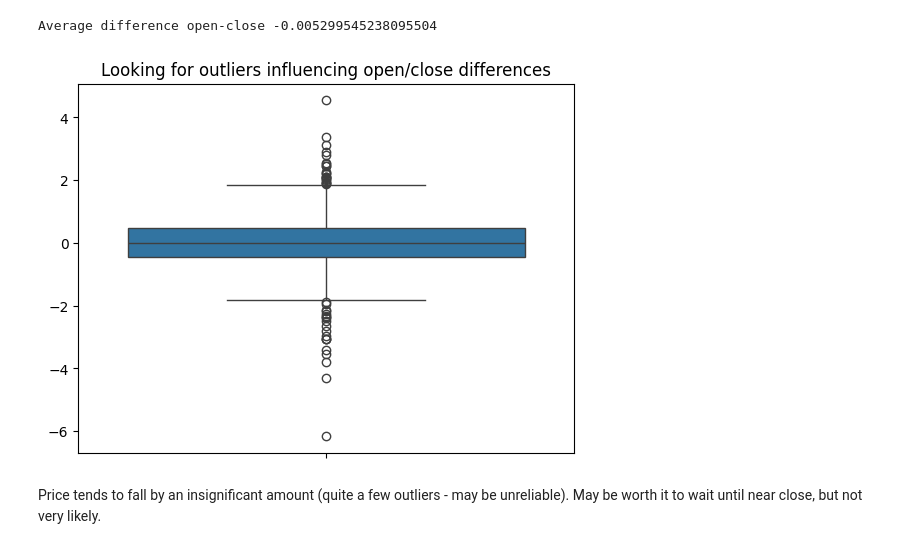
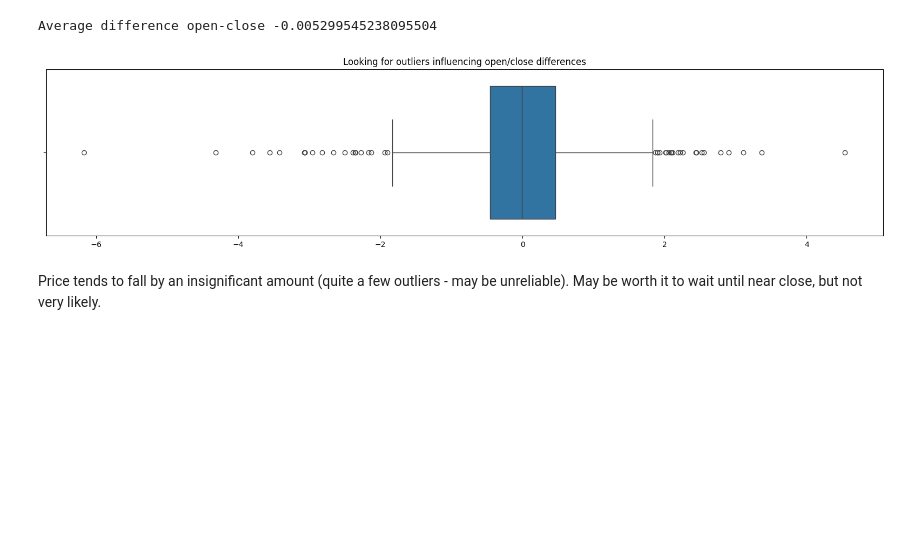
Before and after one commit to BrandonYChan/Investment, a Jupyter notebook: intel_analysis.ipynb, the cells around one changed output. Drawn from its saved outputs; the diff is of its cells as text; code cells hidden in the pictures; blank space fills up the shorter version.

```diff
--- a/intel_analysis.ipynb
+++ b/intel_analysis.ipynb
@@ -14,7 +17,7 @@ from datetime import datetime
 # %%
-stock_data = pd.read_csv("INTC.csv")
-stock_data['Date'] = pd.to_datetime(stock_data['Date'])
-stock_data['Date_Ordinal'] = stock_data['Date'].apply(lambda x: x.toordinal())
-stock_data
+data = pd.read_csv("INTC.csv")
+data['Date'] = pd.to_datetime(data['Date'])
+data['Date_Ordinal'] = data['Date'].apply(lambda x: x.toordinal())
+data.tail(5)
 # %% [output]
 |  | Date | Open | High | Low | Close | Adj Close | Volume | Date_Ordinal |
@@ -76,13 +64,14 @@ print(f"Average difference open-close {avg_diff_oc}")
 Average difference open-close -0.005299545238095504
 # %%
 # Looking for outliers in price differences
-o_minus_c = stock_data.Open-stock_data.Close
-sns.boxplot(o_minus_c)
+o_minus_c = data.Open-data.Close
+fig, ax=plt.subplots(figsize=(20, 4))
+sns.boxplot(o_minus_c, orient="h")
 plt.title("Looking for outliers influencing open/close differences")
 plt.show()
-# Not too severe except 3 outliers, about $2 increase/decrease
+# Occasionaly an outlier, more significant for decreases in the closing price.
 # %% [output]
-[figure, old version]
+[figure, new version]
 # %% [markdown]
 Price tends to fall by an insignificant amount (quite a few outliers - may be unreliable). May be worth it to wait until near close, but not very likely.
 # %% [markdown]
```
Also changed, not shown: parts of 20 cells of this notebook.
